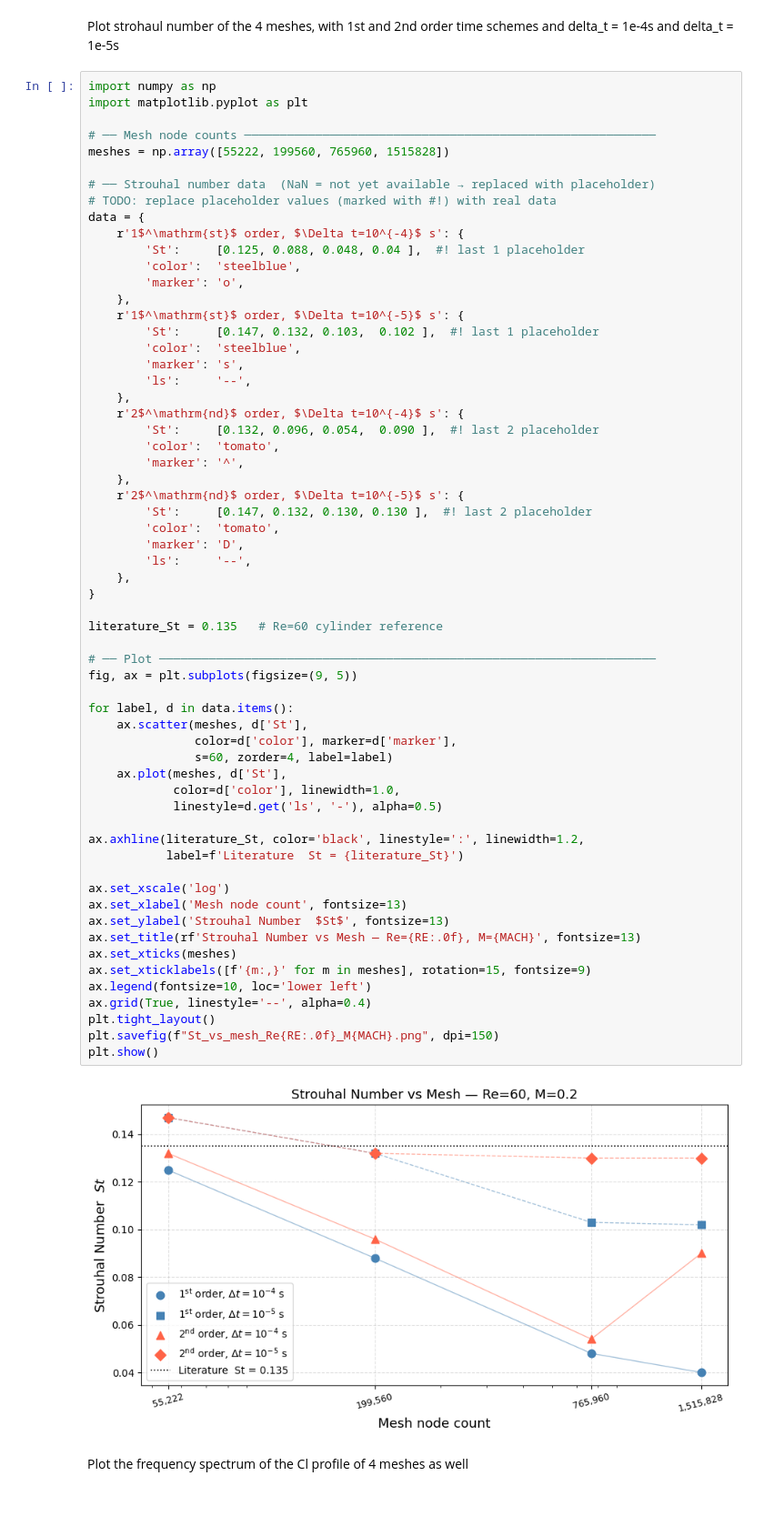
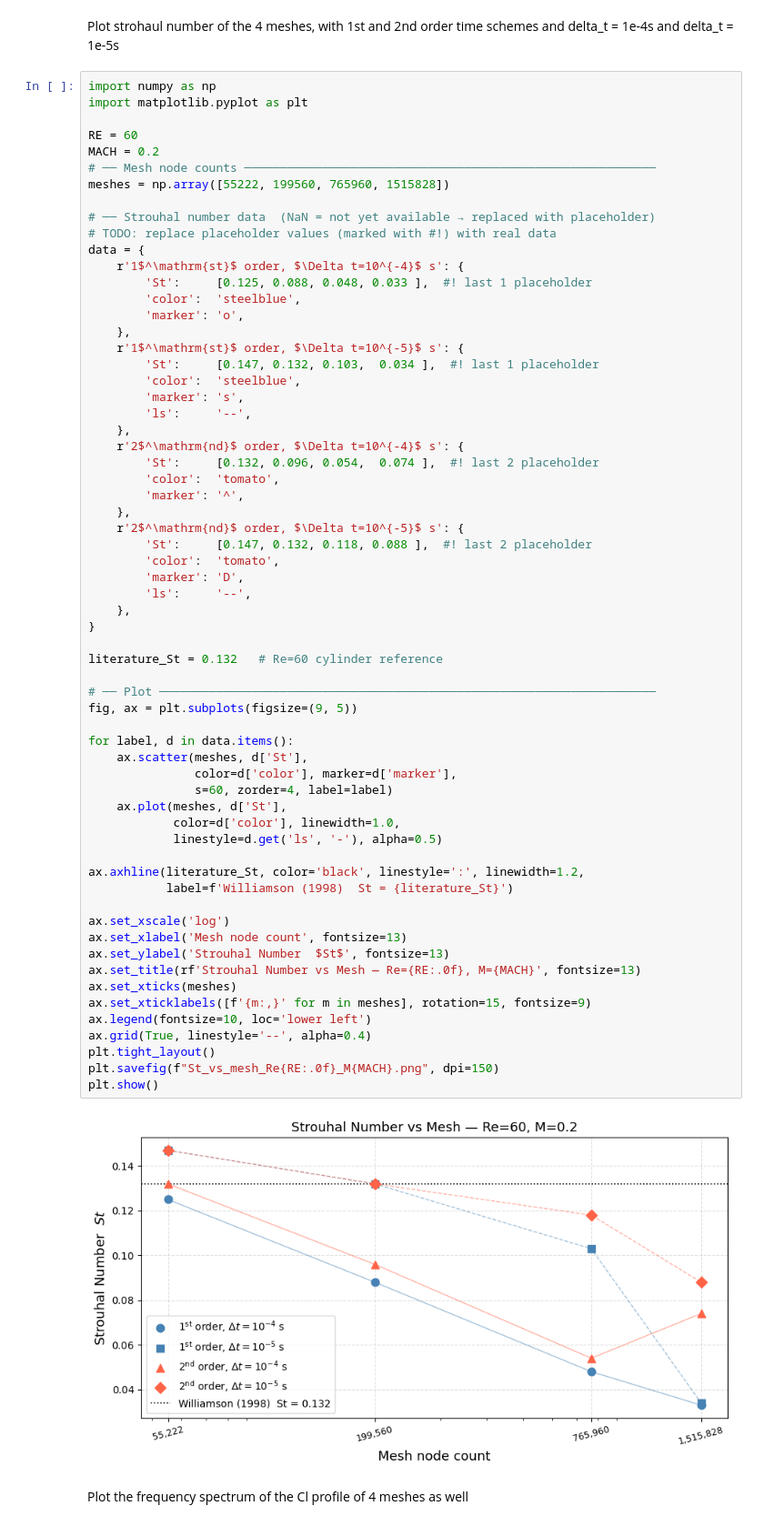
Before and after one commit to AFFONG/flux_jacobian, a Jupyter notebook: notebooks/cfd_post/unsteady.ipynb, the cells around one changed output. Shown at 91% size. Saved outputs shown, nothing was run; the diff lists cells and outputs as text.

```diff
--- a/notebooks/cfd_post/unsteady.ipynb
+++ b/notebooks/cfd_post/unsteady.ipynb
@@ -127,6 +4,8 @@ Plot strohaul number of the 4 meshes, with 1st and 2nd order time schemes and de
 import numpy as np
 import matplotlib.pyplot as plt
 
+RE = 60
+MACH = 0.2
 # ── Mesh node counts ──────────────────────────────────────────────────────────
 meshes = np.array([55222, 199560, 765960, 1515828])
 
@@ -134,57 +13,57 @@ meshes = np.array([55222, 199560, 765960, 1515828])
 # TODO: replace placeholder values (marked with #!) with real data
 data = {
     r'1$^\mathrm{st}$ order, $\Delta t=10^{-4}$ s': {
-        'St':     [0.125, 0.088, 0.048, 0.04 ],  #! last 1 placeholder
+        'St':     [0.125, 0.088, 0.048, 0.033 ],  #! last 1 placeholder
         'color':  'steelblue',
         'marker': 'o',
     },
     r'1$^\mathrm{st}$ order, $\Delta t=10^{-5}$ s': {
-        'St':     [0.147, 0.132, 0.103,  0.102 ],  #! last 1 placeholder
+        'St':     [0.147, 0.132, 0.103,  0.034 ],  #! last 1 placeholder
         'color':  'steelblue',
         'marker': 's',
         'ls':     '--',
     },
     r'2$^\mathrm{nd}$ order, $\Delta t=10^{-4}$ s': {
-        'St':     [0.132, 0.096, 0.054,  0.090 ],  #! last 2 placeholder
+        'St':     [0.132, 0.096, 0.054,  0.074 ],  #! last 2 placeholder
         'color':  'tomato',
         'marker': '^',
     },
     r'2$^\mathrm{nd}$ order, $\Delta t=10^{-5}$ s': {
-        'St':     [0.147, 0.132, 0.130, 0.130 ],  #! last 2 placeholder
+        'St':     [0.147, 0.132, 0.118, 0.088 ],  #! last 2 placeholder
         'color':  'tomato',
         'marker': 'D',
         'ls':     '--',
     },
 }
 
-literature_St = 0.135   # Re=60 cylinder reference
+literature_St = 0.132   # Re=60 cylinder reference
 
 # ── Plot ──────────────────────────────────────────────────────────────────────
 fig, ax = plt.subplots(figsize=(9, 5))
 
 for label, d in data.items():
     ax.scatter(meshes, d['St'],
                color=d['color'], marker=d['marker'],
                s=60, zorder=4, label=label)
     ax.plot(meshes, d['St'],
             color=d['color'], linewidth=1.0,
             linestyle=d.get('ls', '-'), alpha=0.5)
 
 ax.axhline(literature_St, color='black', linestyle=':', linewidth=1.2,
-           label=f'Literature  St = {literature_St}')
+           label=f'Williamson (1998)  St = {literature_St}')
 
 ax.set_xscale('log')
 ax.set_xlabel('Mesh node count', fontsize=13)
 ax.set_ylabel('Strouhal Number  $St$', fontsize=13)
 ax.set_title(rf'Strouhal Number vs Mesh — Re={RE:.0f}, M={MACH}', fontsize=13)
 ax.set_xticks(meshes)
 ax.set_xticklabels([f'{m:,}' for m in meshes], rotation=15, fontsize=9)
 ax.legend(fontsize=10, loc='lower left')
 ax.grid(True, linestyle='--', alpha=0.4)
 plt.tight_layout()
 plt.savefig(f"St_vs_mesh_Re{RE:.0f}_M{MACH}.png", dpi=150)
 plt.show()
 # %% [output]
-[figure, old version]
+[figure, new version]
 # %% [markdown]
 Plot the frequency spectrum of the Cl profile of 4 meshes as well
```
Also changed, not shown: parts of 2 cells of this notebook, 3 other files.
